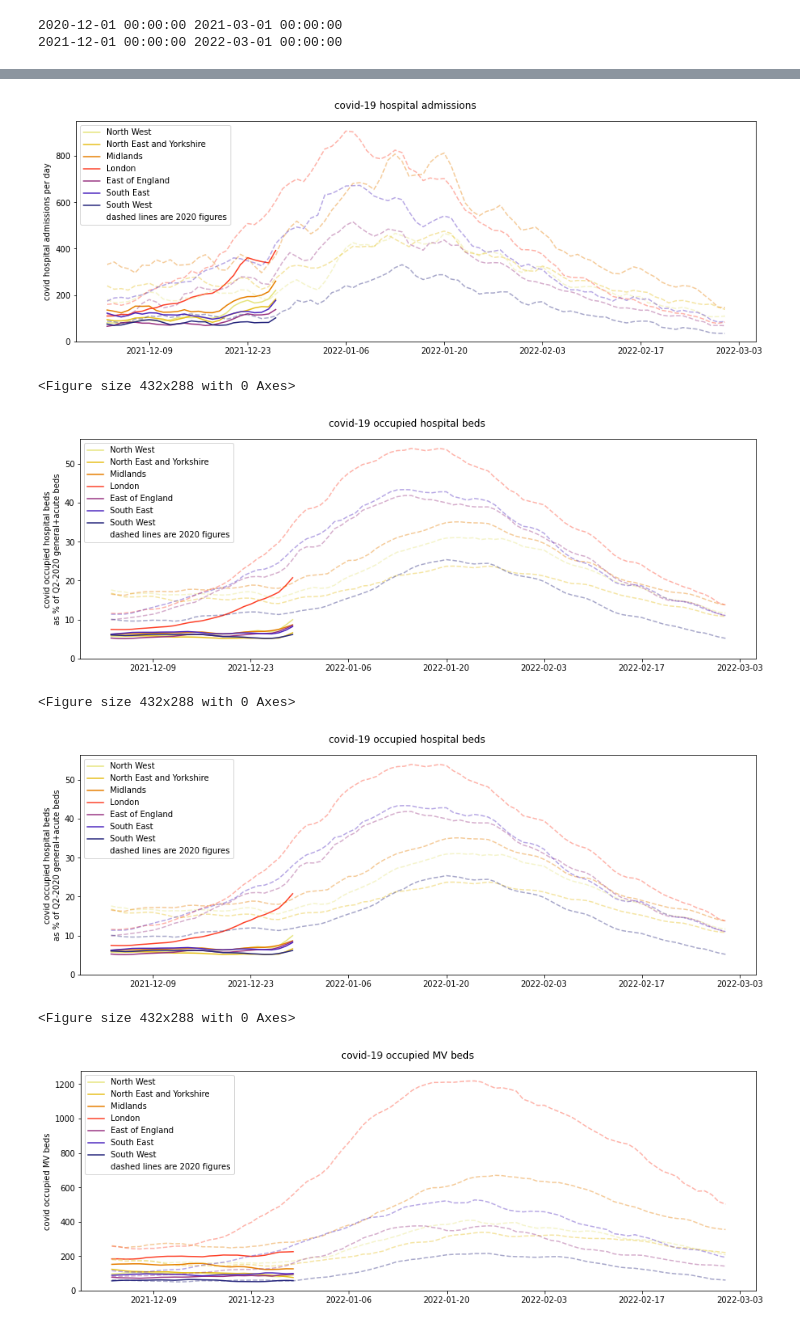
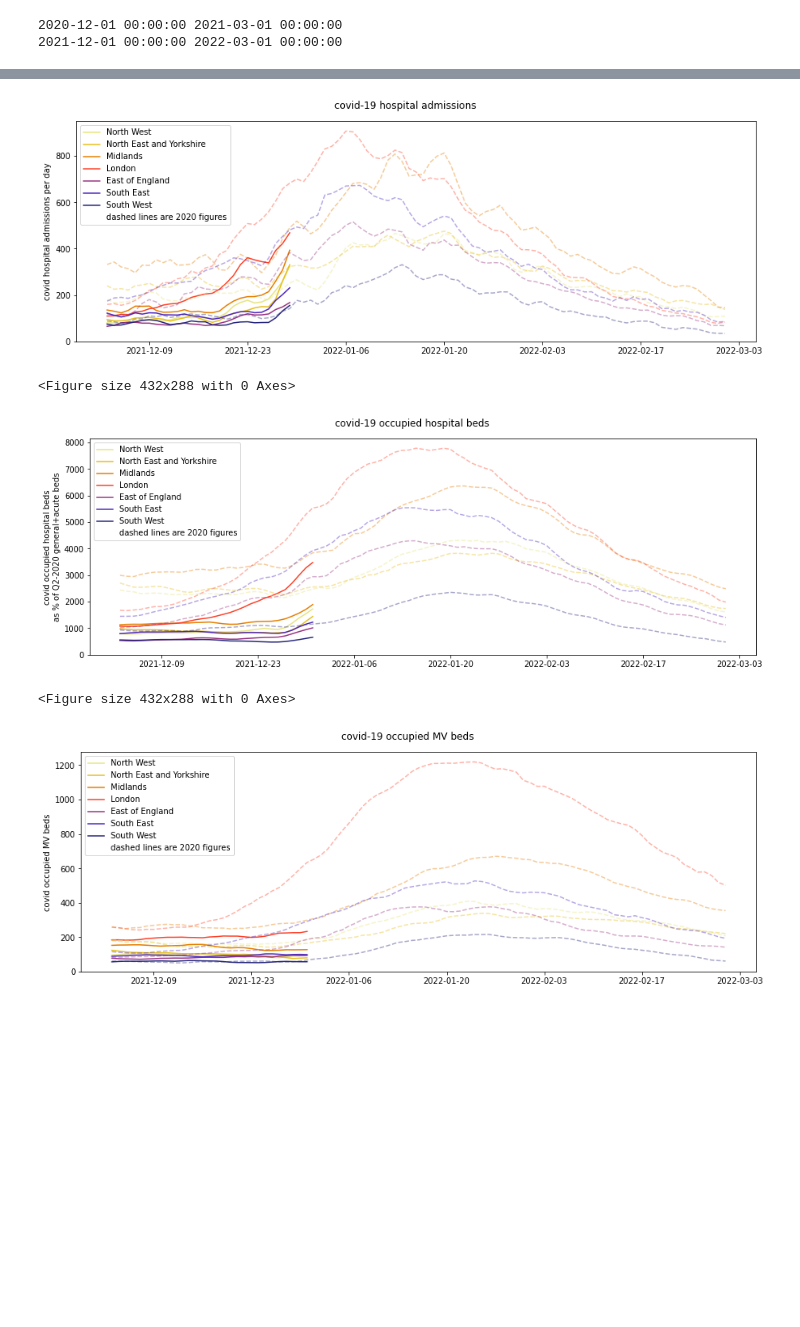
Before and after one commit to nicfreeman1209/covid-19, a Jupyter notebook: 2020-21 comparison/comparison.ipynb, the cells around one changed output, grey strips where cells are left out. Cells and saved outputs as stored; diff of their text form; code cells hidden in the pictures; blank space fills up the shorter version.

```diff
--- a/2020-21 comparison/comparison.ipynb
+++ b/2020-21 comparison/comparison.ipynb
@@ -145,41 +147,37 @@ for nhsRegion in nhsRegionOrder:
     for date in x_dates_20:
         _l = hosp_df[(hosp_df.areaName==nhsRegion) & (hosp_df.dateTime==date)].hospitalCases.to_list()
         l.append(_l[0] if len(_l)!=0 else np.nan)
     y_dict_20[nhsRegion] = np.array(l)
-    y_dict_20[nhsRegion] /= gen_acute_beds[nhsRegion]
-    y_dict_21[nhsRegion] /= gen_acute_beds[nhsRegion]
-    y_dict_20[nhsRegion] *= 100
-    y_dict_21[nhsRegion] *= 100
-
-plot_comparison(title, x_dates_21, y_dict_20, y_dict_21, ylabel)
+    #y_dict_20[nhsRegion] /= gen_acute_beds[nhsRegion]
+    #y_dict_21[nhsRegion] /= gen_acute_beds[nhsRegion]
+    #y_dict_20[nhsRegion] *= 100
+    #y_dict_21[nhsRegion] *= 100
 
 plot_comparison(title, x_dates_21, y_dict_20, y_dict_21, ylabel)
 
 ## mv beds
 title = "covid-19 occupied MV beds"
 ylabel = "covid occupied MV beds"
 
 y_dict_20 = {}
 y_dict_21 = {}
 for nhsRegion in nhsRegionOrder:
     l = []
     for date in x_dates_21:
         _l = hosp_df[(hosp_df.areaName==nhsRegion) & (hosp_df.dateTime==date)].covidOccupiedMVBeds.to_list()
         l.append(_l[0] if len(_l)!=0 else np.nan)
     y_dict_21[nhsRegion] = np.array(l)
     l = []
     for date in x_dates_20:
         _l = hosp_df[(hosp_df.areaName==nhsRegion) & (hosp_df.dateTime==date)].covidOccupiedMVBeds.to_list()
         l.append(_l[0] if len(_l)!=0 else np.nan)
     y_dict_20[nhsRegion] = np.array(l)
 
 plot_comparison(title, x_dates_21, y_dict_20, y_dict_21, ylabel)
 # %% [output]
 <Figure size 432x288 with 0 Axes>
-[figure, old version]
+[figure, new version]
 <Figure size 432x288 with 0 Axes>
-[figure, old version]
+[figure, new version]
 <Figure size 432x288 with 0 Axes>
-[figure, old version]
+[figure, new version]
-<Figure size 432x288 with 0 Axes>
-[figure, removed]
```
Also changed, not shown: parts of 1 cell of this notebook, 5 other files.
